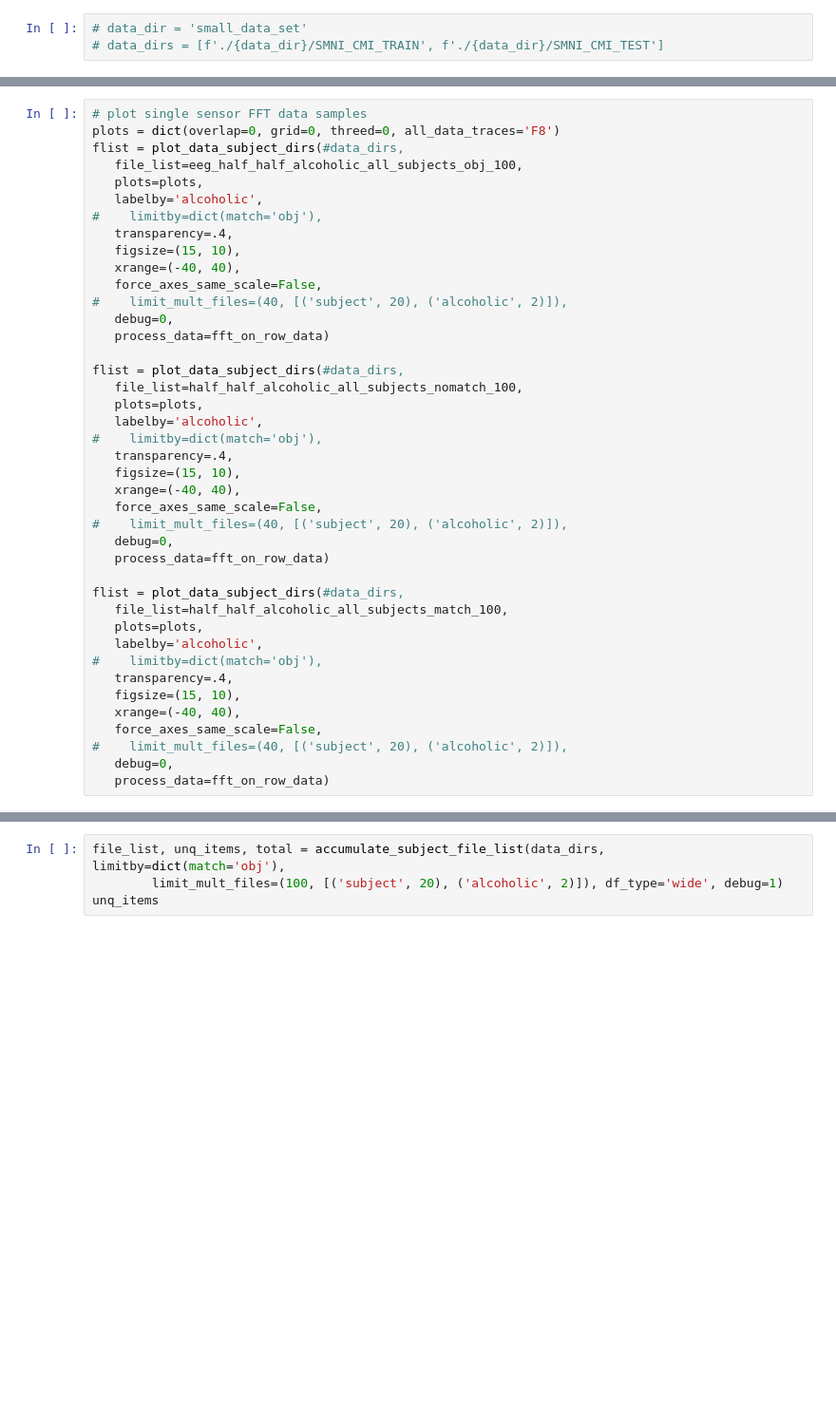
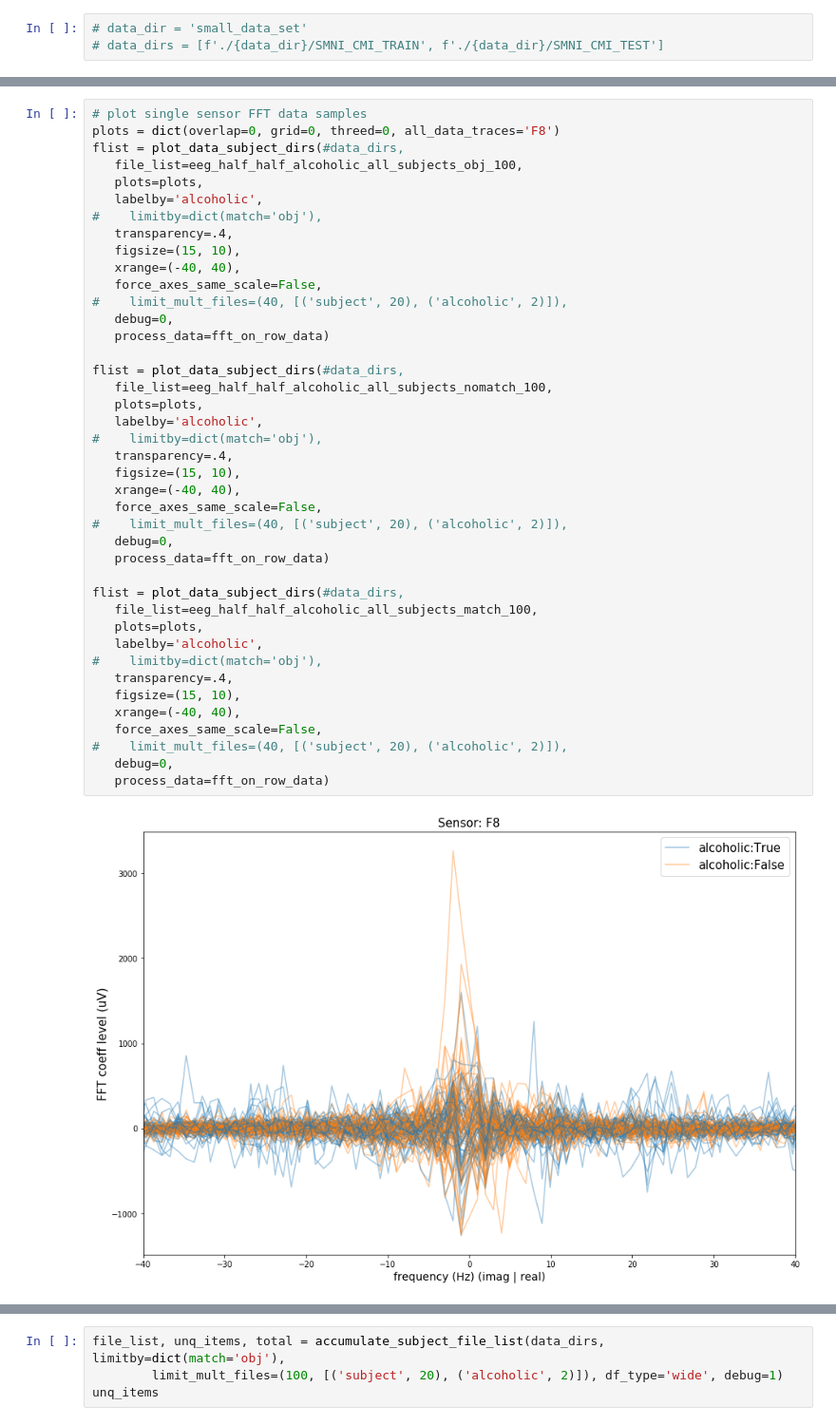
Before and after one commit to nickrose/eeg_ML, a Jupyter notebook: explore-EEG_data.ipynb, the cells around one changed output, grey strips where cells are left out. Shown at 95% size. Saved outputs shown, nothing was run; the diff lists cells and outputs as text; blank space fills up the shorter version.

```diff
--- a/explore-EEG_data.ipynb
+++ b/explore-EEG_data.ipynb
@@ -115,32 +135,34 @@ flist = plot_data_subject_dirs(#data_dirs,
    figsize=(15, 10),
    xrange=(-40, 40),
    force_axes_same_scale=False,
 #    limit_mult_files=(40, [('subject', 20), ('alcoholic', 2)]),
    debug=0,
    process_data=fft_on_row_data)
 
 flist = plot_data_subject_dirs(#data_dirs,
-   file_list=half_half_alcoholic_all_subjects_nomatch_100,
+   file_list=eeg_half_half_alcoholic_all_subjects_nomatch_100,
    plots=plots,
    labelby='alcoholic',
 #    limitby=dict(match='obj'),
    transparency=.4,
    figsize=(15, 10),
    xrange=(-40, 40),
    force_axes_same_scale=False,
 #    limit_mult_files=(40, [('subject', 20), ('alcoholic', 2)]),
    debug=0,
    process_data=fft_on_row_data)
 
 flist = plot_data_subject_dirs(#data_dirs,
-   file_list=half_half_alcoholic_all_subjects_match_100,
+   file_list=eeg_half_half_alcoholic_all_subjects_match_100,
    plots=plots,
    labelby='alcoholic',
 #    limitby=dict(match='obj'),
    transparency=.4,
    figsize=(15, 10),
    xrange=(-40, 40),
    force_axes_same_scale=False,
 #    limit_mult_files=(40, [('subject', 20), ('alcoholic', 2)]),
    debug=0,
    process_data=fft_on_row_data)
+# %% [output]
+[figure, added]
```
Also changed, not shown: parts of 7 cells of this notebook.
